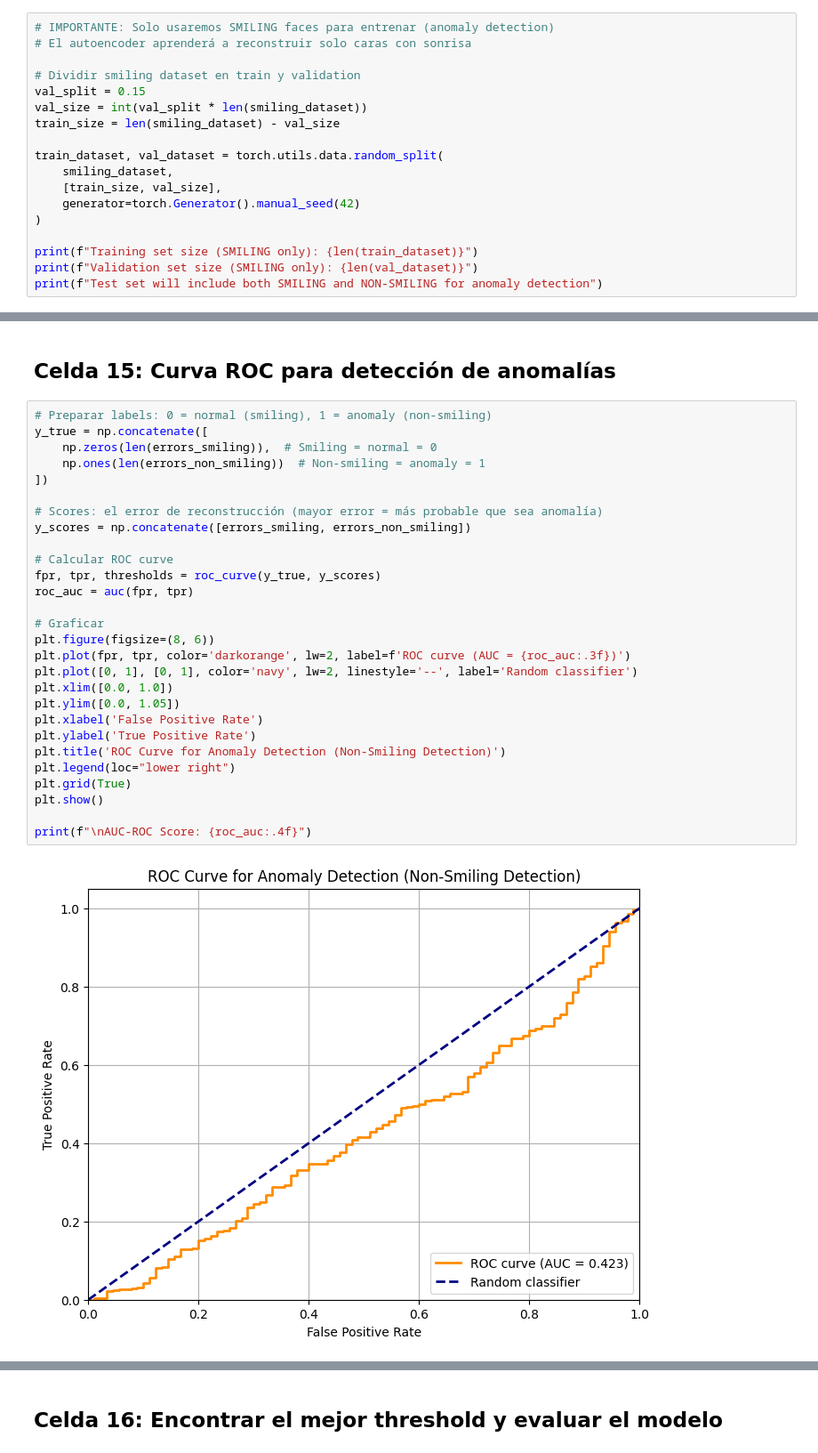
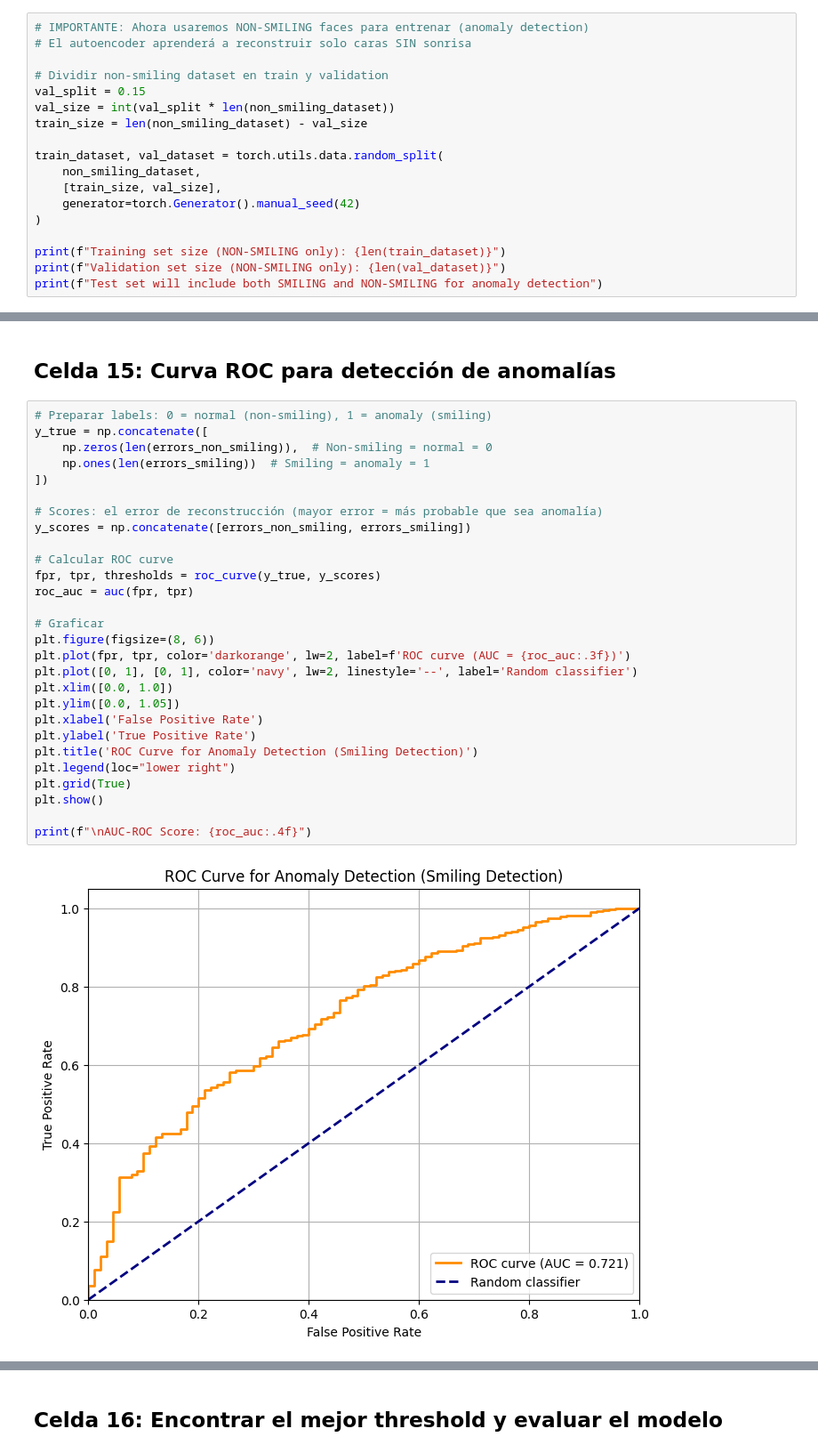
Before and after one commit to yosebitasgg/Smile-Detection-Model, a Jupyter notebook: autoencoder/smile_autoencoder.ipynb, the cells around one changed output, grey strips where cells are left out. Shown at 89% size. Drawn from its saved outputs; the diff is of its cells as text.

```diff
--- a/autoencoder/smile_autoencoder.ipynb
+++ b/autoencoder/smile_autoencoder.ipynb
@@ -108,21 +108,21 @@ plt.show()
 # %% [markdown]
 ## Celda 5: Dividir el dataset de SMILING en train/validation
 # %%
-# IMPORTANTE: Solo usaremos SMILING faces para entrenar (anomaly detection)
-# El autoencoder aprenderá a reconstruir solo caras con sonrisa
+# IMPORTANTE: Ahora usaremos NON-SMILING faces para entrenar (anomaly detection)
+# El autoencoder aprenderá a reconstruir solo caras SIN sonrisa
 
-# Dividir smiling dataset en train y validation
+# Dividir non-smiling dataset en train y validation
 val_split = 0.15
-val_size = int(val_split * len(smiling_dataset))
-train_size = len(smiling_dataset) - val_size
+val_size = int(val_split * len(non_smiling_dataset))
+train_size = len(non_smiling_dataset) - val_size
 
 train_dataset, val_dataset = torch.utils.data.random_split(
-    smiling_dataset,
+    non_smiling_dataset,
     [train_size, val_size],
     generator=torch.Generator().manual_seed(42)
 )
 
-print(f"Training set size (SMILING only): {len(train_dataset)}")
-print(f"Validation set size (SMILING only): {len(val_dataset)}")
+print(f"Training set size (NON-SMILING only): {len(train_dataset)}")
+print(f"Validation set size (NON-SMILING only): {len(val_dataset)}")
 print(f"Test set will include both SMILING and NON-SMILING for anomaly detection")
 # %% [output]
@@ -483,32 +483,32 @@ plt.show()
 # %% [markdown]
 ## Celda 15: Curva ROC para detección de anomalías
 # %%
-# Preparar labels: 0 = normal (smiling), 1 = anomaly (non-smiling)
+# Preparar labels: 0 = normal (non-smiling), 1 = anomaly (smiling)
 y_true = np.concatenate([
-    np.zeros(len(errors_smiling)),  # Smiling = normal = 0
-    np.ones(len(errors_non_smiling))  # Non-smiling = anomaly = 1
+    np.zeros(len(errors_non_smiling)),  # Non-smiling = normal = 0
+    np.ones(len(errors_smiling))  # Smiling = anomaly = 1
 ])
 
 # Scores: el error de reconstrucción (mayor error = más probable que sea anomalía)
-y_scores = np.concatenate([errors_smiling, errors_non_smiling])
+y_scores = np.concatenate([errors_non_smiling, errors_smiling])
 
 # Calcular ROC curve
 fpr, tpr, thresholds = roc_curve(y_true, y_scores)
 roc_auc = auc(fpr, tpr)
 
 # Graficar
 plt.figure(figsize=(8, 6))
 plt.plot(fpr, tpr, color='darkorange', lw=2, label=f'ROC curve (AUC = {roc_auc:.3f})')
 plt.plot([0, 1], [0, 1], color='navy', lw=2, linestyle='--', label='Random classifier')
 plt.xlim([0.0, 1.0])
 plt.ylim([0.0, 1.05])
 plt.xlabel('False Positive Rate')
 plt.ylabel('True Positive Rate')
-plt.title('ROC Curve for Anomaly Detection (Non-Smiling Detection)')
+plt.title('ROC Curve for Anomaly Detection (Smiling Detection)')
 plt.legend(loc="lower right")
 plt.grid(True)
 plt.show()
 
 print(f"\nAUC-ROC Score: {roc_auc:.4f}")
 # %% [output]
-[figure, old version]
+[figure, new version]
```
Also changed, not shown: parts of 13 cells of this notebook.
